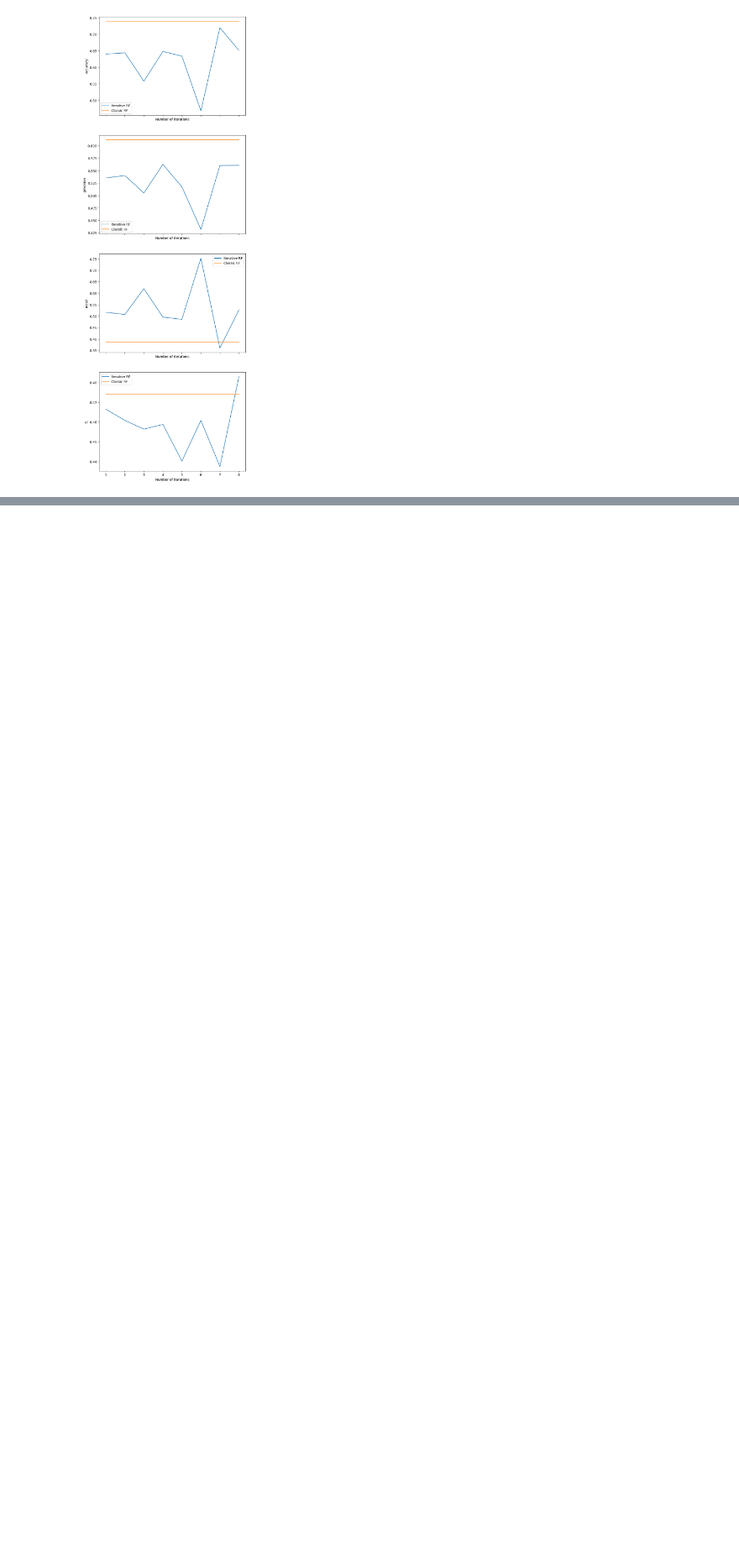
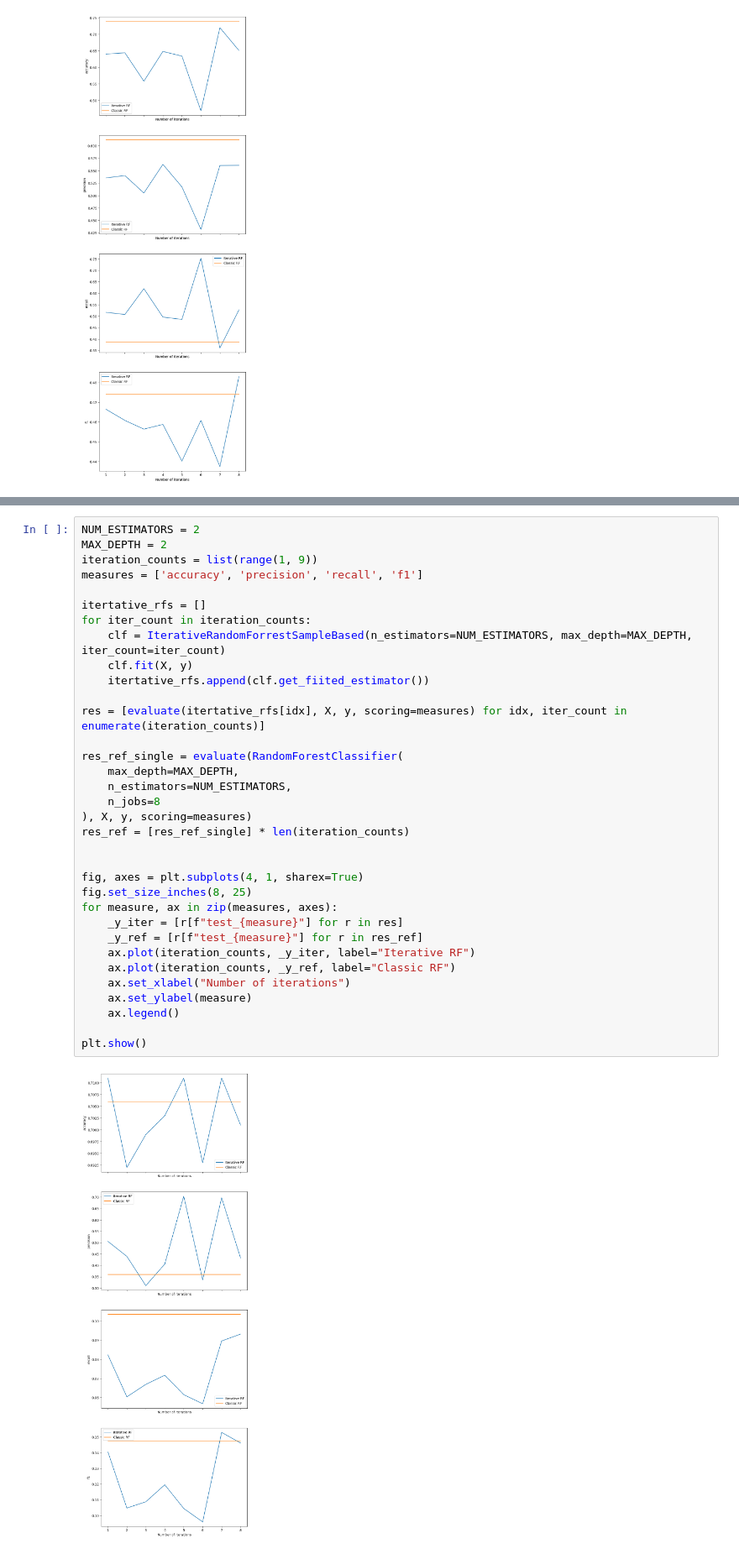
Before and after one commit to wz7475/Ensemble-RF-based-models, a Jupyter notebook: example.ipynb, the cells around one changed output, grey strips where cells are left out. Shown at 84% size. Saved outputs shown, nothing was run; the diff lists cells and outputs as text; blank space fills up the shorter version.

Commit message:
feat: iterative RF based on samples instead classes

```diff
--- a/example.ipynb
+++ b/example.ipynb
@@ -667,0 +727,36 @@ plt.show()
+# %%
+NUM_ESTIMATORS = 2
+MAX_DEPTH = 2
+iteration_counts = list(range(1, 9))
+measures = ['accuracy', 'precision', 'recall', 'f1']
+
+itertative_rfs = []
+for iter_count in iteration_counts:
+    clf = IterativeRandomForrestSampleBased(n_estimators=NUM_ESTIMATORS, max_depth=MAX_DEPTH, iter_count=iter_count)
+    clf.fit(X, y)
+    itertative_rfs.append(clf.get_fiited_estimator())
+
+res = [evaluate(itertative_rfs[idx], X, y, scoring=measures) for idx, iter_count in enumerate(iteration_counts)]
+
+res_ref_single = evaluate(RandomForestClassifier(
+    max_depth=MAX_DEPTH,
+    n_estimators=NUM_ESTIMATORS,
+    n_jobs=8
+), X, y, scoring=measures)
+res_ref = [res_ref_single] * len(iteration_counts)
+
+
+fig, axes = plt.subplots(4, 1, sharex=True)
+fig.set_size_inches(8, 25)
+for measure, ax in zip(measures, axes):
+    _y_iter = [r[f"test_{measure}"] for r in res]
+    _y_ref = [r[f"test_{measure}"] for r in res_ref]
+    ax.plot(iteration_counts, _y_iter, label="Iterative RF")
+    ax.plot(iteration_counts, _y_ref, label="Classic RF")
+    ax.set_xlabel("Number of iterations")
+    ax.set_ylabel(measure)
+    ax.legend()
+
+plt.show()
+# %% [output]
+[figure, added]
```
Also changed, not shown: parts of 2 cells of this notebook.
